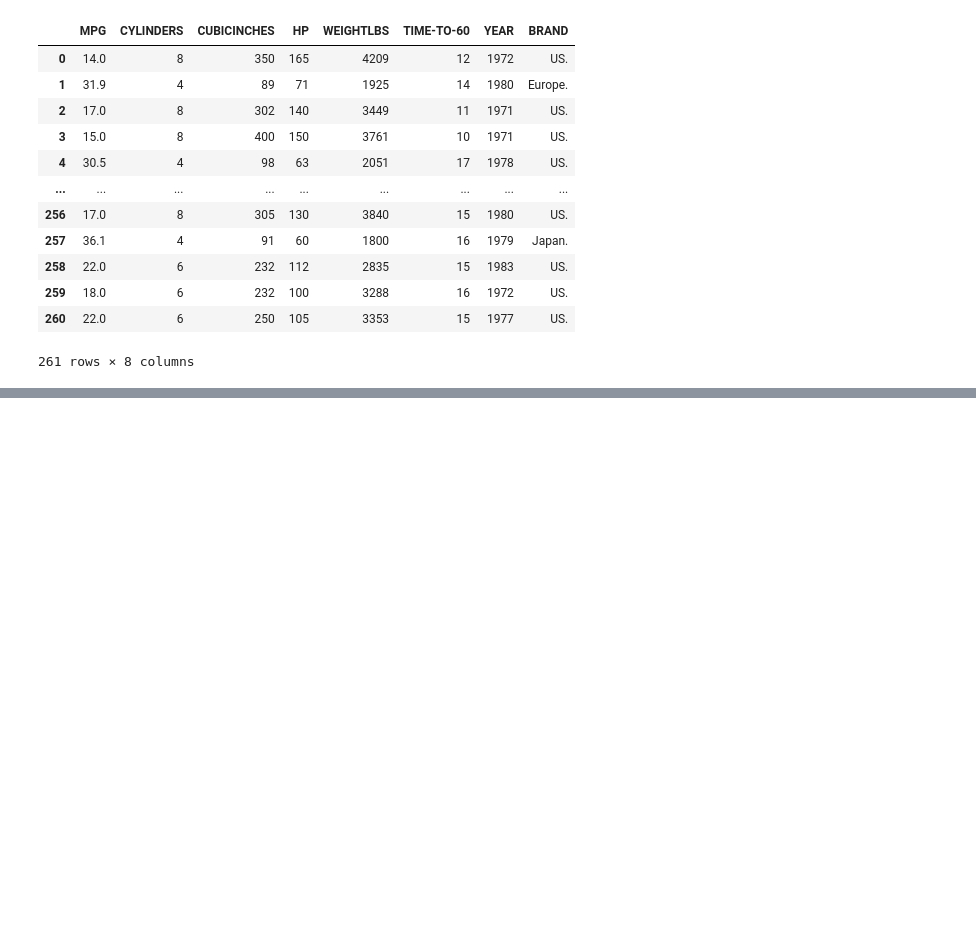
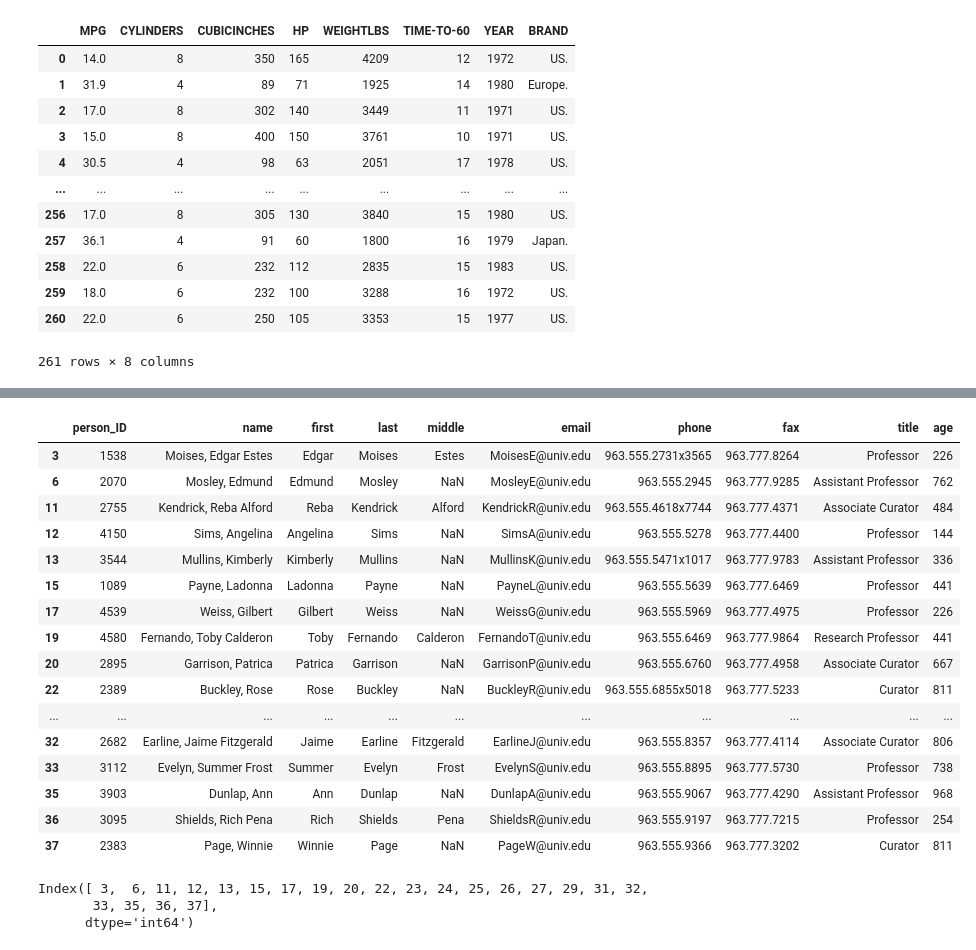
Before and after one commit to baxronovferuz1/DataScience_Np, a Jupyter notebook: Numpy_Pandas_practice.ipynb, the cells around one changed output, grey strips where cells are left out. Cells and saved outputs as stored; diff of their text form; code cells hidden in the pictures; blank space fills up the shorter version.

```diff
--- a/Numpy_Pandas_practice.ipynb
+++ b/Numpy_Pandas_practice.ipynb
@@ -1850,0 +2139,27 @@ df.rename(columns={" brand":"Cars brand"}, inplace=True)
+# %%
+p_df[(p_df.age<0) | (p_df.age>123)]
+# %% [output]
+|  | person_ID | name | first | last | middle | email | phone | fax | title | age |
+| 3 | 1538 | Moises, Edgar Estes | Edgar | Moises | Estes | MoisesE@univ.edu | 963.555.2731x3565 | 963.777.8264 | Professor | 226 |
+| 6 | 2070 | Mosley, Edmund | Edmund | Mosley | NaN | MosleyE@univ.edu | 963.555.2945 | 963.777.9285 | Assistant Professor | 762 |
+| 11 | 2755 | Kendrick, Reba Alford | Reba | Kendrick | Alford | KendrickR@univ.edu | 963.555.4618x7744 | 963.777.4371 | Associate Curator | 484 |
+| 12 | 4150 | Sims, Angelina | Angelina | Sims | NaN | SimsA@univ.edu | 963.555.5278 | 963.777.4400 | Professor | 144 |
+| 13 | 3544 | Mullins, Kimberly | Kimberly | Mullins | NaN | MullinsK@univ.edu | 963.555.5471x1017 | 963.777.9783 | Assistant Professor | 336 |
+| 15 | 1089 | Payne, Ladonna | Ladonna | Payne | NaN | PayneL@univ.edu | 963.555.5639 | 963.777.6469 | Professor | 441 |
+| 17 | 4539 | Weiss, Gilbert | Gilbert | Weiss | NaN | WeissG@univ.edu | 963.555.5969 | 963.777.4975 | Professor | 226 |
+| 19 | 4580 | Fernando, Toby Calderon | Toby | Fernando | Calderon | FernandoT@univ.edu | 963.555.6469 | 963.777.9864 | Research Professor | 441 |
+| 20 | 2895 | Garrison, Patrica | Patrica | Garrison | NaN | GarrisonP@univ.edu | 963.555.6760 | 963.777.4958 | Associate Curator | 667 |
+| 22 | 2389 | Buckley, Rose | Rose | Buckley | NaN | BuckleyR@univ.edu | 963.555.6855x5018 | 963.777.5233 | Curator | 811 |
+| ... | ... | ... | ... | ... | ... | ... | ... | ... | ... | ... |
+| 32 | 2682 | Earline, Jaime Fitzgerald | Jaime | Earline | Fitzgerald | EarlineJ@univ.edu | 963.555.8357 | 963.777.4114 | Associate Curator | 806 |
+| 33 | 3112 | Evelyn, Summer Frost | Summer | Evelyn | Frost | EvelynS@univ.edu | 963.555.8895 | 963.777.5730 | Professor | 738 |
+| 35 | 3903 | Dunlap, Ann | Ann | Dunlap | NaN | DunlapA@univ.edu | 963.555.9067 | 963.777.4290 | Assistant Professor | 968 |
+| 36 | 3095 | Shields, Rich Pena | Rich | Shields | Pena | ShieldsR@univ.edu | 963.555.9197 | 963.777.7215 | Professor | 254 |
+| 37 | 2383 | Page, Winnie | Winnie | Page | NaN | PageW@univ.edu | 963.555.9366 | 963.777.3202 | Curator | 811 |
+# %%
+indx=p_df[p_df.age>123].index
+indx
+# %% [output]
+Index([ 3,  6, 11, 12, 13, 15, 17, 19, 20, 22, 23, 24, 25, 26, 27, 29, 31, 32,
+       33, 35, 36, 37],
+      dtype='int64')
```
Also changed, not shown: parts of 34 cells of this notebook.
